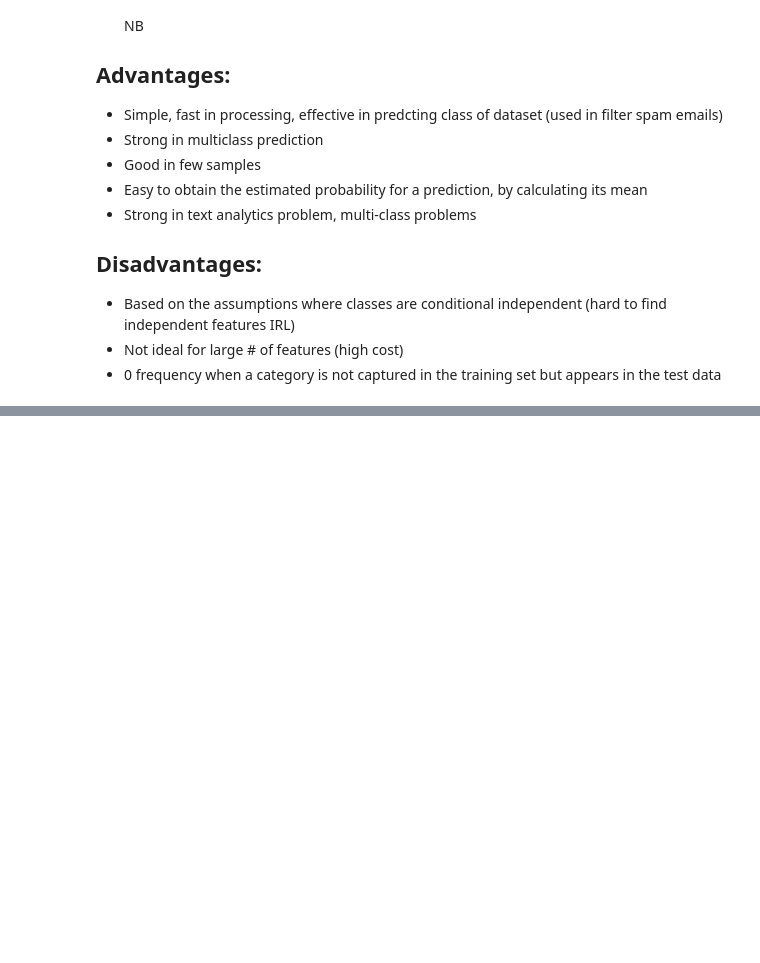
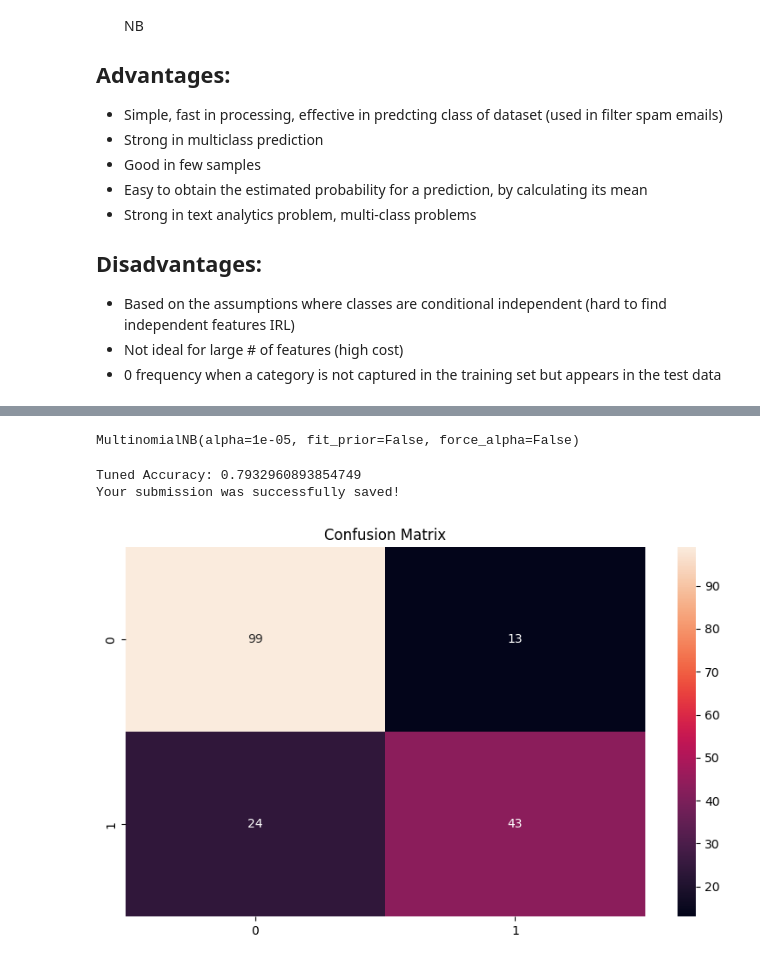
Before and after one commit to Alex-Mak-MCW/Titanic-Survival-Precictions-Project, a Jupyter notebook: KaggleTitanicProject.ipynb, the cells around one changed output, grey strips where cells are left out. Cells and saved outputs as stored; diff of their text form; code cells hidden in the pictures; blank space fills up the shorter version.

```diff
--- a/KaggleTitanicProject.ipynb
+++ b/KaggleTitanicProject.ipynb
@@ -2016,0 +2077,78 @@ Your submission was successfully saved!
+# %%
+# 6.h.3 Modelling - Hyperparamater Tuning and model optimization
+
+from sklearn.model_selection import GridSearchCV,RandomizedSearchCV
+
+# Dropping some columns based on feature importance
+# new_train = scaled_train.drop(['Alone','Parch','Embarked', 'Pclass', 'PassengerId','Cabin'], axis=1)
+# new_test = scaled_test.drop(['Alone','Parch','Embarked', 'Pclass', 'PassengerId','Cabin'], axis=1)
+
+# default
+new_train=scaled_train
+new_test = scaled_test
+
+# 80-20 split
+X_train, X_test, y_train, y_test = train_test_split(new_train, y, test_size=0.2)
+
+# fit the classifier for tuning hyperparameter
+MLP_clf = MLPClassifier(max_iter=1000)
+
+# Grid search CV (cross validation) to find the best hyperparameters for tuning
+MLP_param_grid = {
+    'alpha': [1e-10, 1e-9, 1e-8, 1e-7, 1e-6, 1e-5, 1e-4, 1e-3, 1e-2, 0.1, 1, 10, 100],
+    'activation' : ['identity', 'logistic', 'tanh', 'relu'],
+#     'solver' : ['lbfgs', 'sgd', 'adam'],
+    'tol': [1e-5, 1e-4, 1e-3, 1e-2, 0.1, 1, 10],
+    'max_iter': [1000, 10000, 100000, 1000000],
+    'hidden_layer_sizes': [
+        (1,),(2,),(3,),(4,),(5,),(6,),(7,),(8,),(9,),(10,),(11,), (12,),(13,),(14,),(15,),(16,),(17,),(18,),(19,),(20,),(21,)
+    ]
+}
+
+# Perform Hyperparameter Tuning
+MLP_ran_search = RandomizedSearchCV(MLP_clf, MLP_param_grid)
+MLP_ran_search.fit(X_train, y_train)
+
+print(multi_NB_ran_search.best_estimator_)
+
+# Fit the tuned model
+tuned_MLP_clf=MLP_ran_search.best_estimator_
+tuned_MLP_clf.fit(X_train, y_train)
+
+# Tuned model make predictions on test
+y_pred = tuned_MLP_clf.predict(X_test)
+# %% [output]
+MultinomialNB(alpha=1e-05, fit_prior=False, force_alpha=False)
+# %%
+# 6.h.4 Modelling - Result Presentation
+
+# Accuracy Score, can go as high as 85%
+print("Tuned Accuracy: {}".format(metrics.accuracy_score(y_test, y_pred))) # 75~77%
+
+# Classification report
+# print(classification_report(y_test,y_pred))
+
+# Confusion matrix (TP, FP, TN, NN)
+conf_matrix=confusion_matrix(y_test, y_pred)
+
+# Seaborn heatmap
+plt.figure(figsize=(8,5))
+sns.heatmap(conf_matrix, annot=True)
+plt.title('Confusion Matrix')
+plt.tight_layout()
+
+# make predictions on testing data again
+prediction = tuned_MLP_clf.predict(new_test)
+# Make a new column to store the predictions
+test_data['Survival_Predictions'] = pd.Series(prediction)
+
+# Submit Output in Kaggle
+output = pd.DataFrame({'PassengerId': test_data.PassengerId, 'Survived': prediction})
+
+# Assign output to a csv file
+output.to_csv('submission.csv', index=False)
+print("Your submission was successfully saved!")
+# %% [output]
+Tuned Accuracy: 0.7932960893854749
+Your submission was successfully saved!
+[figure, added]
```
Also changed, not shown: parts of 4 cells of this notebook, 1 other file.
